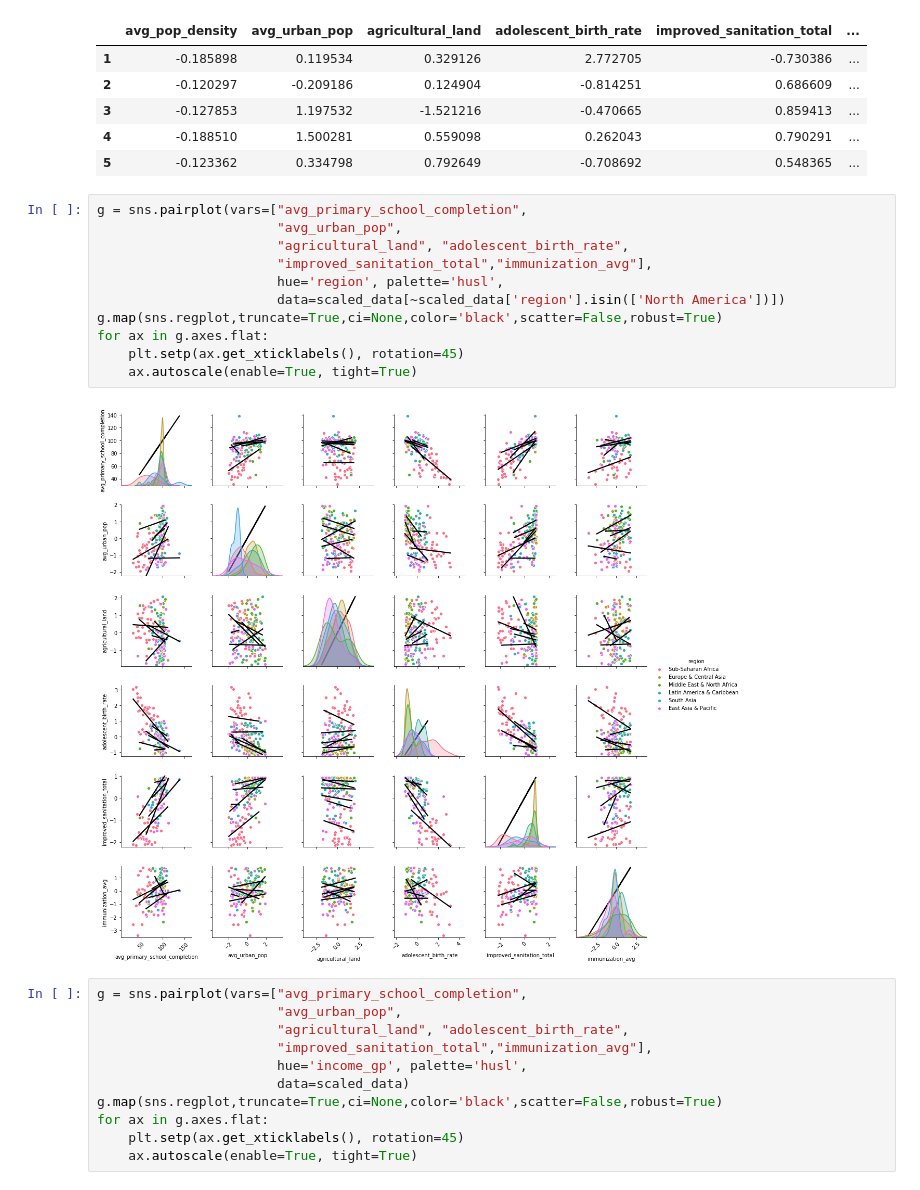
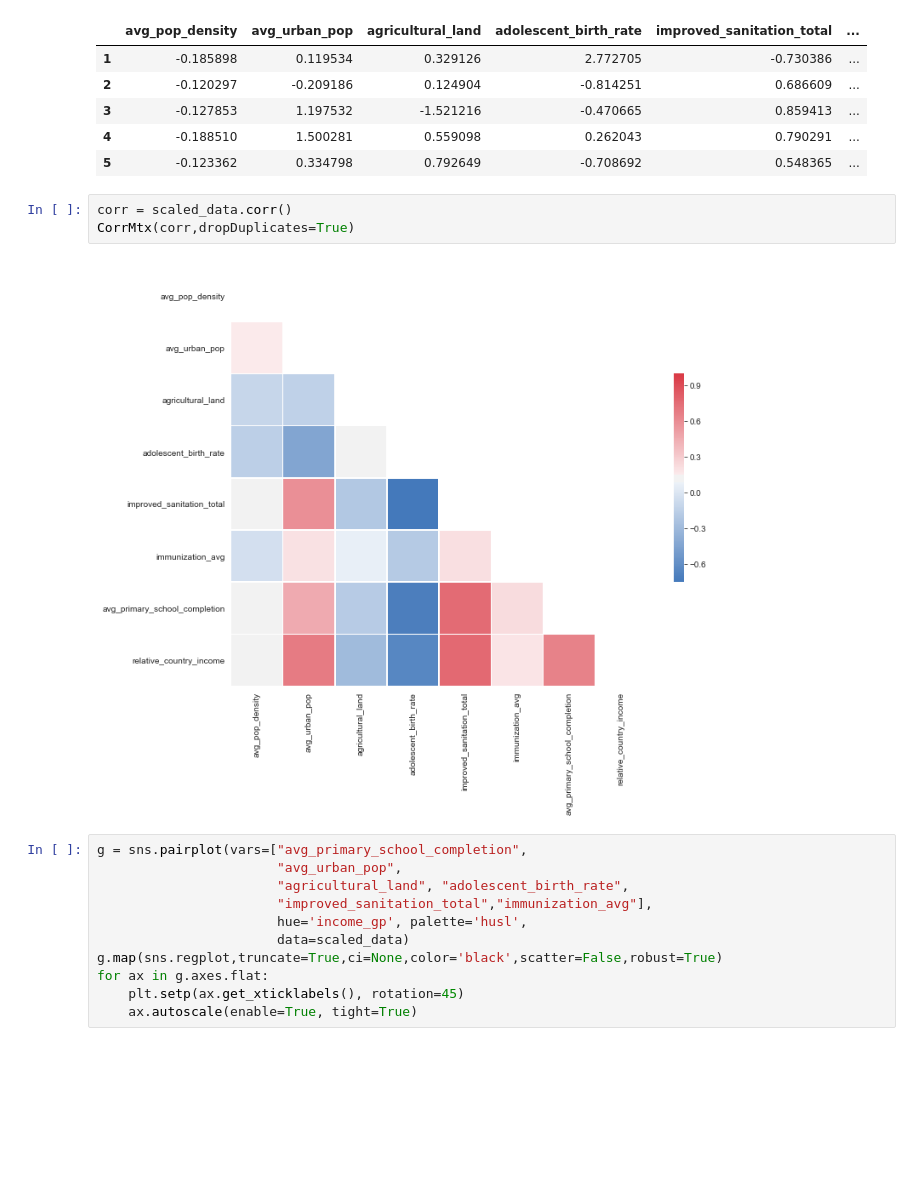
Before and after one commit to Yee-Brian14/primary_completion_rate, a Jupyter notebook: Presentation_Notebook.ipynb, the cells around one changed output. Saved outputs shown, nothing was run; the diff lists cells and outputs as text; blank space fills up the shorter version.

```diff
--- a/Presentation_Notebook.ipynb
+++ b/Presentation_Notebook.ipynb
@@ -111,19 +111,11 @@ scaled_data.head()
 | 3 | -0.127853 | 1.197532 | -1.521216 | -0.470665 | 0.859413 | ... |
 | 4 | -0.188510 | 1.500281 | 0.559098 | 0.262043 | 0.790291 | ... |
 | 5 | -0.123362 | 0.334798 | 0.792649 | -0.708692 | 0.548365 | ... |
-# %%
-g = sns.pairplot(vars=["avg_primary_school_completion",
-                       "avg_urban_pop",
-                       "agricultural_land", "adolescent_birth_rate",
-                       "improved_sanitation_total","immunization_avg"],
-                       hue='region', palette='husl',
-                       data=scaled_data[~scaled_data['region'].isin(['North America'])])
-g.map(sns.regplot,truncate=True,ci=None,color='black',scatter=False,robust=True)
-for ax in g.axes.flat:
-    plt.setp(ax.get_xticklabels(), rotation=45)
-    ax.autoscale(enable=True, tight=True)
-# %% [output]
-[figure, removed]
+# %%
+corr = scaled_data.corr()
+CorrMtx(corr,dropDuplicates=True)
+# %% [output]
+[figure, added]
 # %%
 g = sns.pairplot(vars=["avg_primary_school_completion",
                        "avg_urban_pop",
```
Also changed, not shown: 1 other file.
